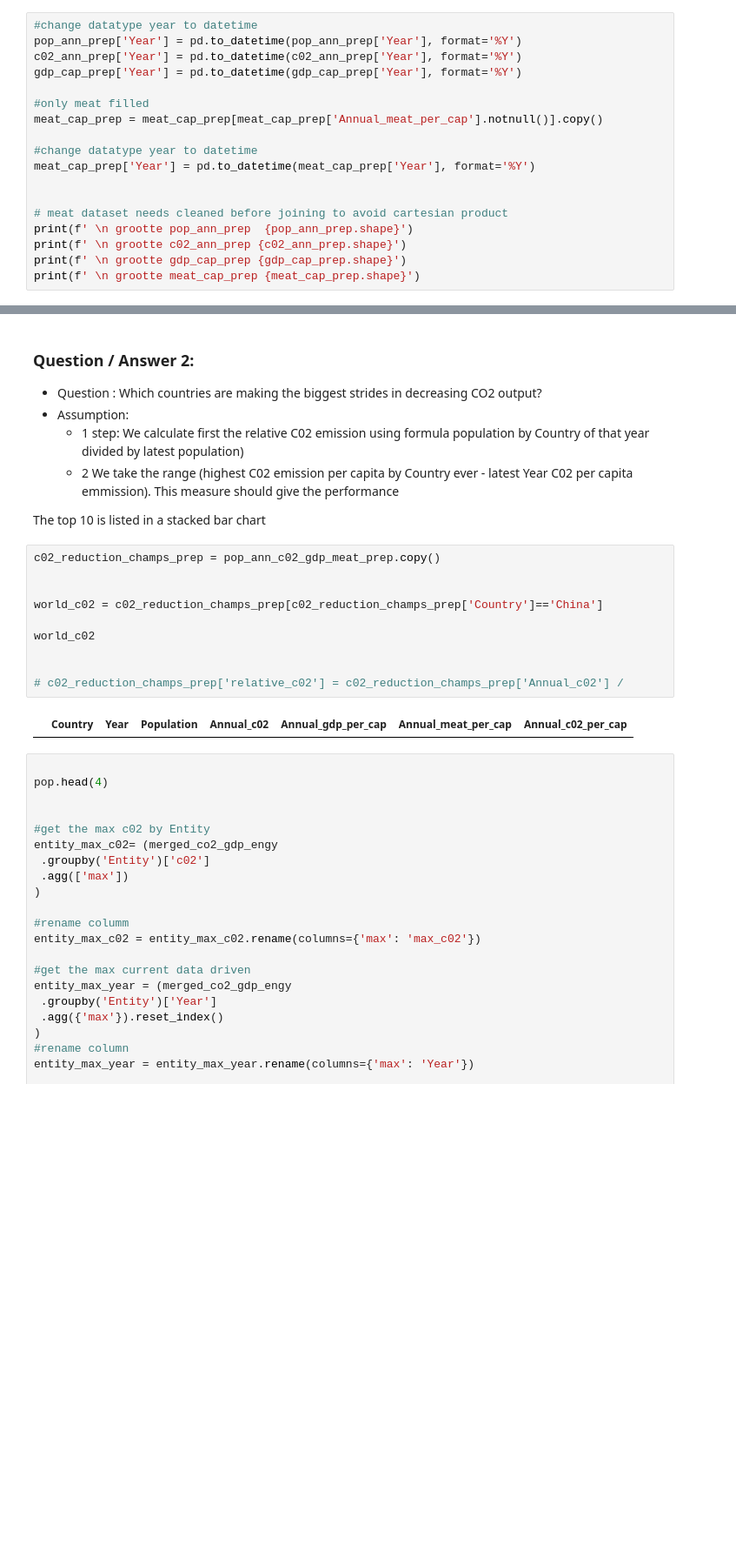
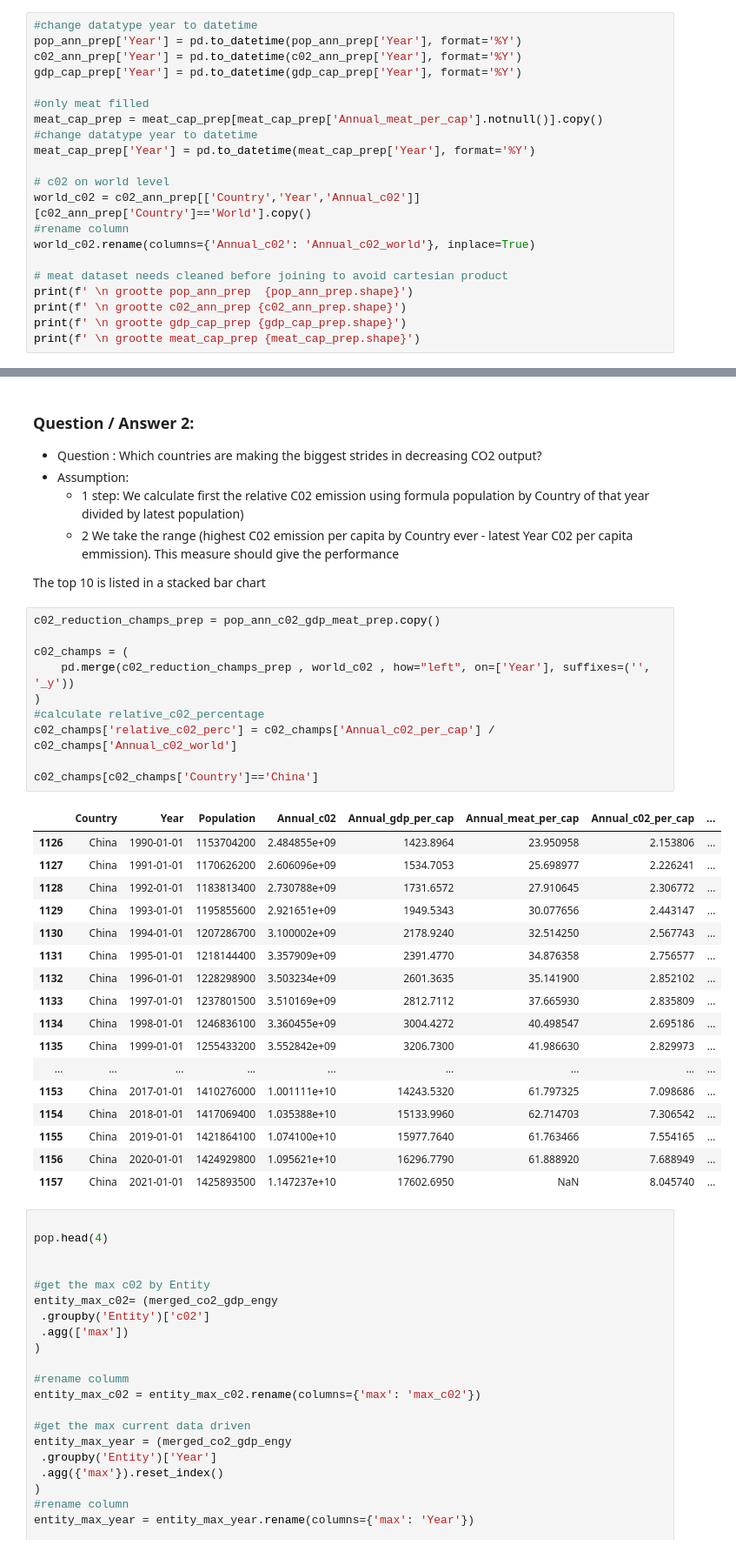
Before and after one commit to ayuksekdag/winacademy_python_dna, a Jupyter notebook: final_assignment/final_co2Project.ipynb, the cells around one changed output, grey strips where cells are left out. Shown at 87% size. Cells and saved outputs as stored; diff of their text form; blank space fills up the shorter version.

```diff
--- a/final_assignment/final_co2Project.ipynb
+++ b/final_assignment/final_co2Project.ipynb
@@ -117,10 +117,13 @@ gdp_cap_prep['Year'] = pd.to_datetime(gdp_cap_prep['Year'], format='%Y')
 
 #only meat filled
 meat_cap_prep = meat_cap_prep[meat_cap_prep['Annual_meat_per_cap'].notnull()].copy()
-
 #change datatype year to datetime
 meat_cap_prep['Year'] = pd.to_datetime(meat_cap_prep['Year'], format='%Y')
 
+# c02 on world level
+world_c02 = c02_ann_prep[['Country','Year','Annual_c02']][c02_ann_prep['Country']=='World'].copy()
+#rename column
+world_c02.rename(columns={'Annual_c02': 'Annual_c02_world'}, inplace=True)
 
 # meat dataset needs cleaned before joining to avoid cartesian product
 print(f' \n grootte pop_ann_prep  {pop_ann_prep.shape}')
@@ -324,18 +297,34 @@ plt.show()
 
 
 The top 10 is listed in a stacked bar chart
-# %%
-c02_reduction_champs_prep = pop_ann_c02_gdp_meat_prep.copy()
-
-
-world_c02 = c02_reduction_champs_prep[c02_reduction_champs_prep['Country']=='China']
-
-world_c02
-
-
-# c02_reduction_champs_prep['relative_c02'] = c02_reduction_champs_prep['Annual_c02'] /
-# %% [output]
-|  | Country | Year | Population | Annual_c02 | Annual_gdp_per_cap | Annual_meat_per_cap | Annual_c02_per_cap |
+# %%
+c02_reduction_champs_prep = pop_ann_c02_gdp_meat_prep.copy()
+
+c02_champs = (
+    pd.merge(c02_reduction_champs_prep , world_c02 , how="left", on=['Year'], suffixes=('', '_y'))
+)
+#calculate relative_c02_percentage
+c02_champs['relative_c02_perc'] = c02_champs['Annual_c02_per_cap'] / c02_champs['Annual_c02_world']
+
+c02_champs[c02_champs['Country']=='China']
+# %% [output]
+|  | Country | Year | Population | Annual_c02 | Annual_gdp_per_cap | Annual_meat_per_cap | Annual_c02_per_cap | ... |
+| 1126 | China | 1990-01-01 | 1153704200 | 2.484855e+09 | 1423.8964 | 23.950958 | 2.153806 | ... |
+| 1127 | China | 1991-01-01 | 1170626200 | 2.606096e+09 | 1534.7053 | 25.698977 | 2.226241 | ... |
+| 1128 | China | 1992-01-01 | 1183813400 | 2.730788e+09 | 1731.6572 | 27.910645 | 2.306772 | ... |
+| 1129 | China | 1993-01-01 | 1195855600 | 2.921651e+09 | 1949.5343 | 30.077656 | 2.443147 | ... |
+| 1130 | China | 1994-01-01 | 1207286700 | 3.100002e+09 | 2178.9240 | 32.514250 | 2.567743 | ... |
+| 1131 | China | 1995-01-01 | 1218144400 | 3.357909e+09 | 2391.4770 | 34.876358 | 2.756577 | ... |
+| 1132 | China | 1996-01-01 | 1228298900 | 3.503234e+09 | 2601.3635 | 35.141900 | 2.852102 | ... |
+| 1133 | China | 1997-01-01 | 1237801500 | 3.510169e+09 | 2812.7112 | 37.665930 | 2.835809 | ... |
+| 1134 | China | 1998-01-01 | 1246836100 | 3.360455e+09 | 3004.4272 | 40.498547 | 2.695186 | ... |
+| 1135 | China | 1999-01-01 | 1255433200 | 3.552842e+09 | 3206.7300 | 41.986630 | 2.829973 | ... |
+| ... | ... | ... | ... | ... | ... | ... | ... | ... |
+| 1153 | China | 2017-01-01 | 1410276000 | 1.001111e+10 | 14243.5320 | 61.797325 | 7.098686 | ... |
+| 1154 | China | 2018-01-01 | 1417069400 | 1.035388e+10 | 15133.9960 | 62.714703 | 7.306542 | ... |
+| 1155 | China | 2019-01-01 | 1421864100 | 1.074100e+10 | 15977.7640 | 61.763466 | 7.554165 | ... |
+| 1156 | China | 2020-01-01 | 1424929800 | 1.095621e+10 | 16296.7790 | 61.888920 | 7.688949 | ... |
+| 1157 | China | 2021-01-01 | 1425893500 | 1.147237e+10 | 17602.6950 | NaN | 8.045740 | ... |
 # %%
 
 pop.head(4)
```
Also changed, not shown: parts of 6 cells of this notebook.
